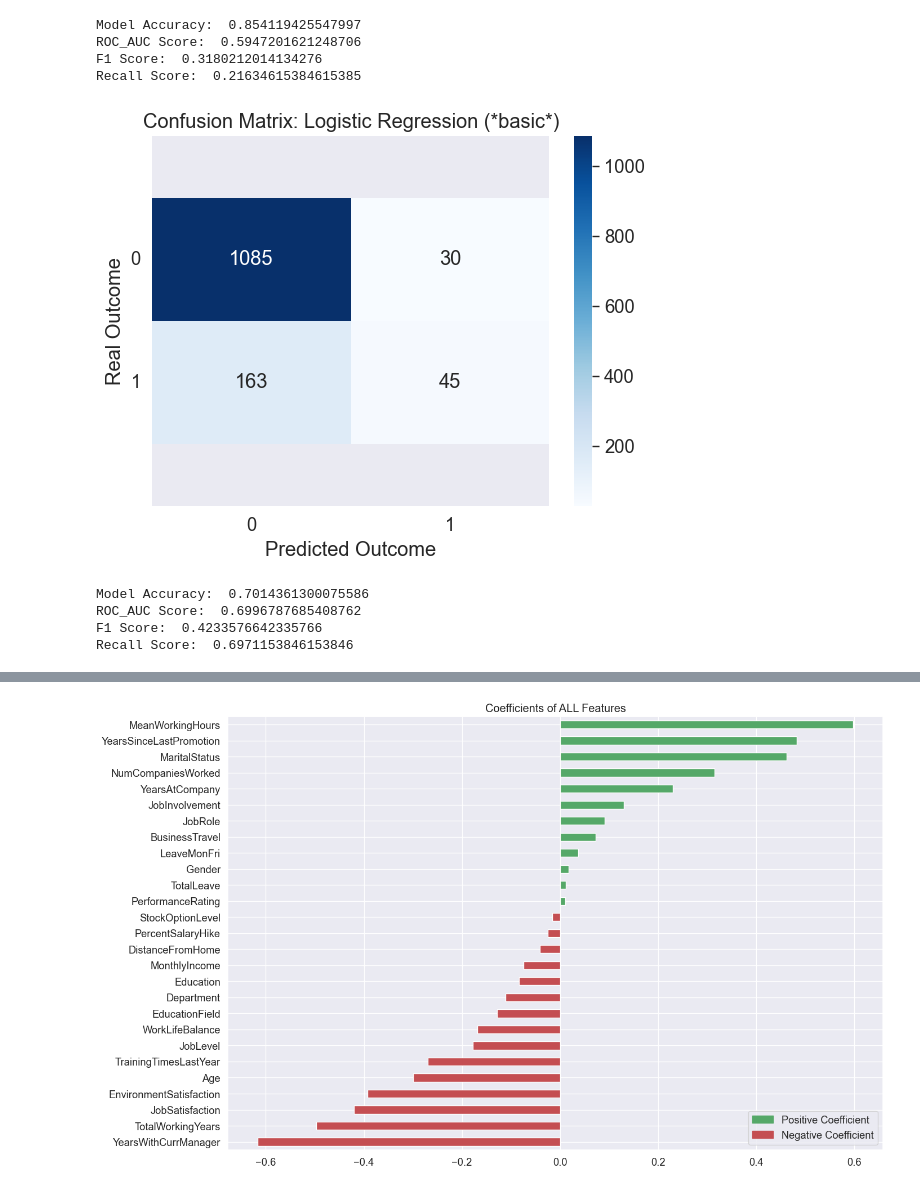
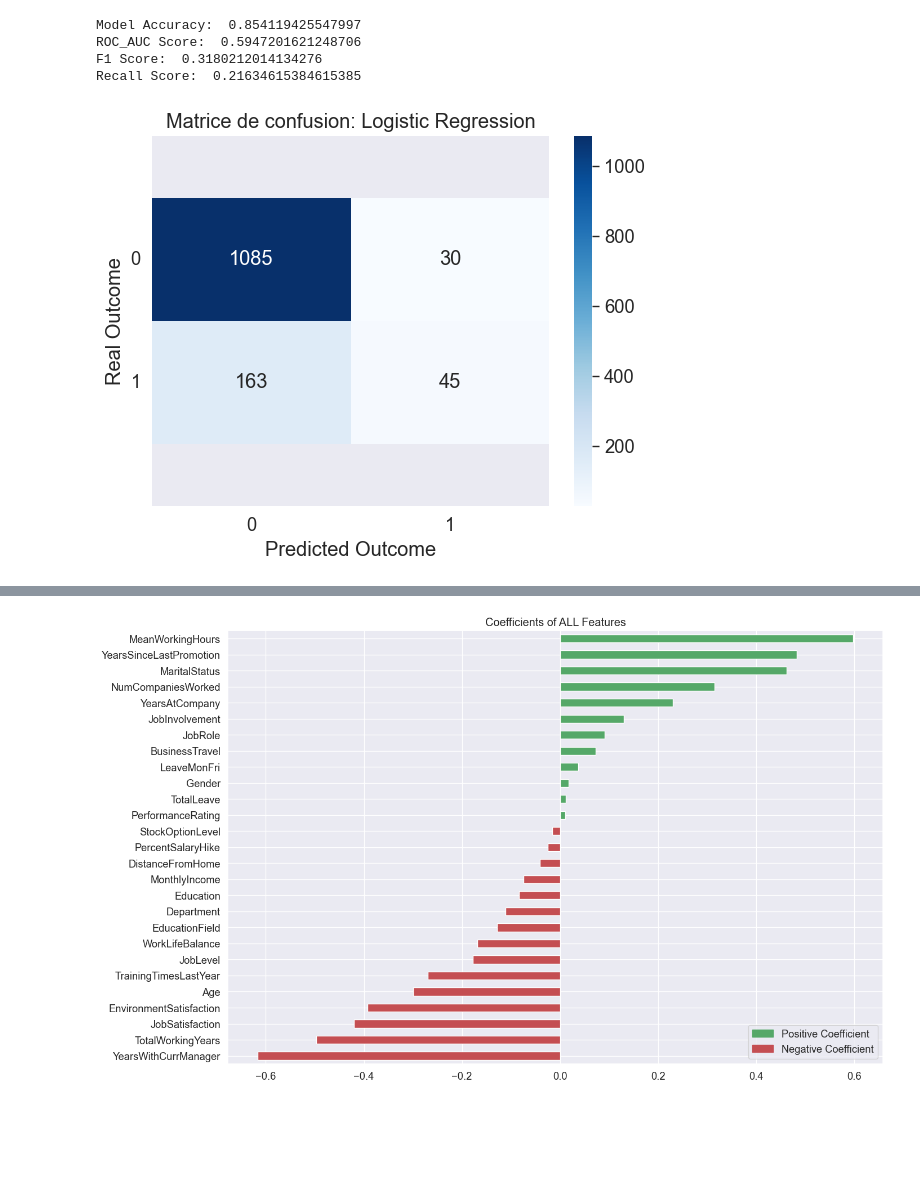
Before and after one commit to Lyderic17/blocAI, a Jupyter notebook: Projet.ipynb, the cells around one changed output, grey strips where cells are left out. Drawn from its saved outputs; the diff is of its cells as text; code cells hidden in the pictures; blank space fills up the shorter version.

```diff
--- a/Projet.ipynb
+++ b/Projet.ipynb
@@ -668,50 +692,15 @@ import matplotlib.patches as mpatches
 # %%
 sns.set(context="paper", font_scale=1.5)
 lrcm = confusion_matrix(y_test, y_pred)
 
 ax = heatmap = sns.heatmap(lrcm, cmap="Blues", annot= True,fmt=".0f")
 bottom, top = ax.get_ylim()
 ax.set_ylim(bottom + 0.5, top - 0.5)
-plt.title('Confusion Matrix: Logistic Regression (*basic*)')
+plt.title('Matrice de confusion: Logistic Regression')
 plt.ylabel('Real Outcome')
 plt.xlabel('Predicted Outcome')
 plt.yticks(rotation=0)
 plt.show()
 LRtimer = (timer() - LRtimerstart)
 # %% [output]
-[figure, old version]
+[figure, new version]
-# %%
-X = Employee.drop('Attrition', axis =1)
-y = Employee['Attrition']
-
-X_train,X_test, y_train, y_test = train_test_split(X,y, test_size = 0.30, random_state =42)
-
-
-X_train = scaler.fit_transform(X_train)
-X_test = scaler.transform(X_test)
-
-lrtunedstart = timer()
-
-lrtuned = LogisticRegression(random_state=42, class_weight="balanced")
-
-lrtuned.fit(X_train, y_train)
-
-y_pred = lrtuned.predict(X_test)
-lrtunedaccuracy = metrics.accuracy_score(y_test, y_pred)
-
-fpr, tpr, thresholds = metrics.roc_curve(y_test, y_pred)
-lrtunedroc_auc = metrics.auc(fpr, tpr)
-
-lrtunedf1_score = metrics.f1_score(y_test, y_pred)
-
-lrtunedrecall = metrics.recall_score(y_test, y_pred)
-
-print('Model Accuracy: ', lrtunedaccuracy)
-print('ROC_AUC Score: ', lrtunedroc_auc)
-print('F1 Score: ', lrtunedf1_score)
-print('Recall Score: ', lrtunedrecall)
-# %% [output]
-Model Accuracy:  0.7014361300075586
-ROC_AUC Score:  0.6996787685408762
-F1 Score:  0.4233576642335766
-Recall Score:  0.6971153846153846
```
Also changed, not shown: parts of 18 cells of this notebook.
